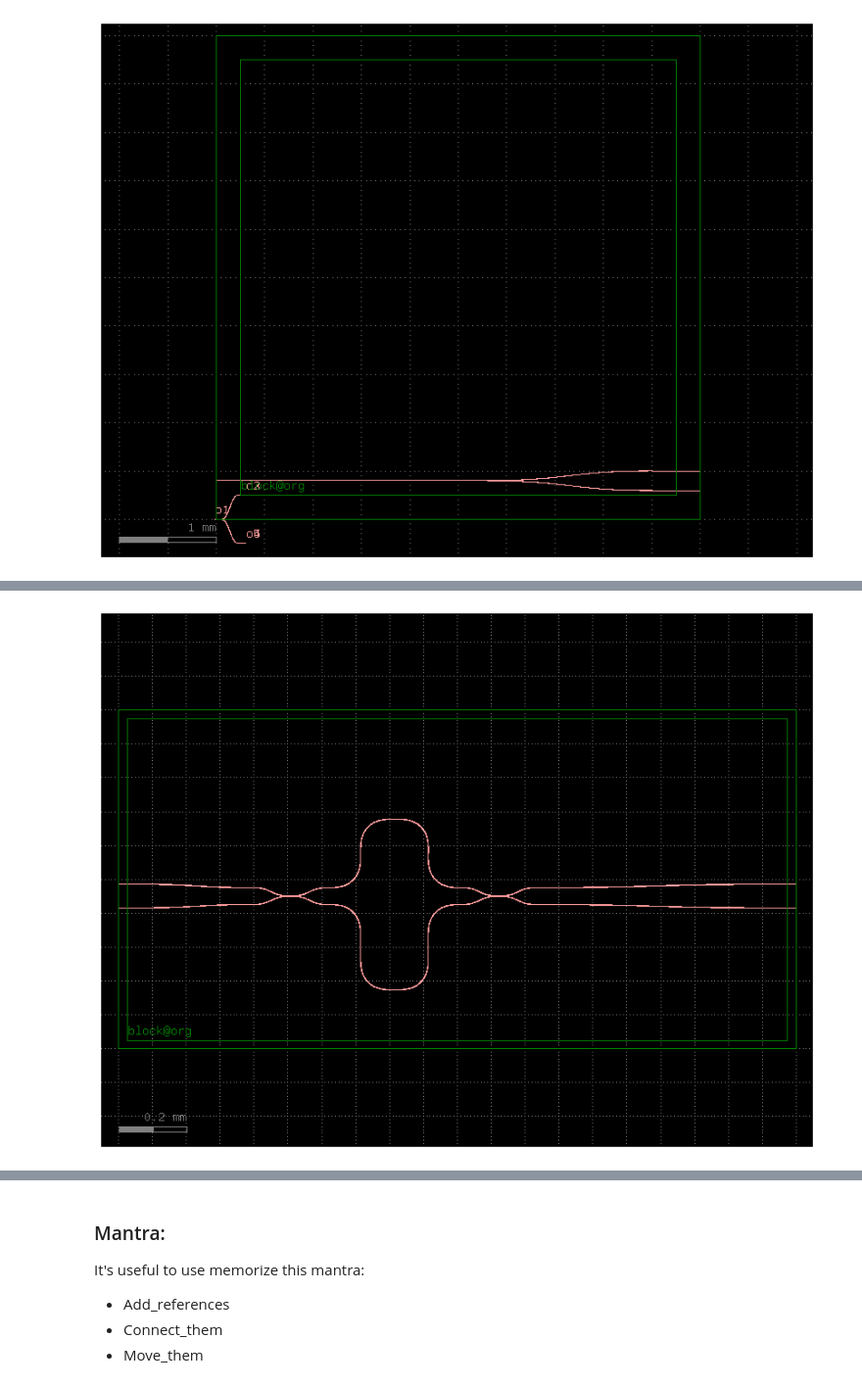
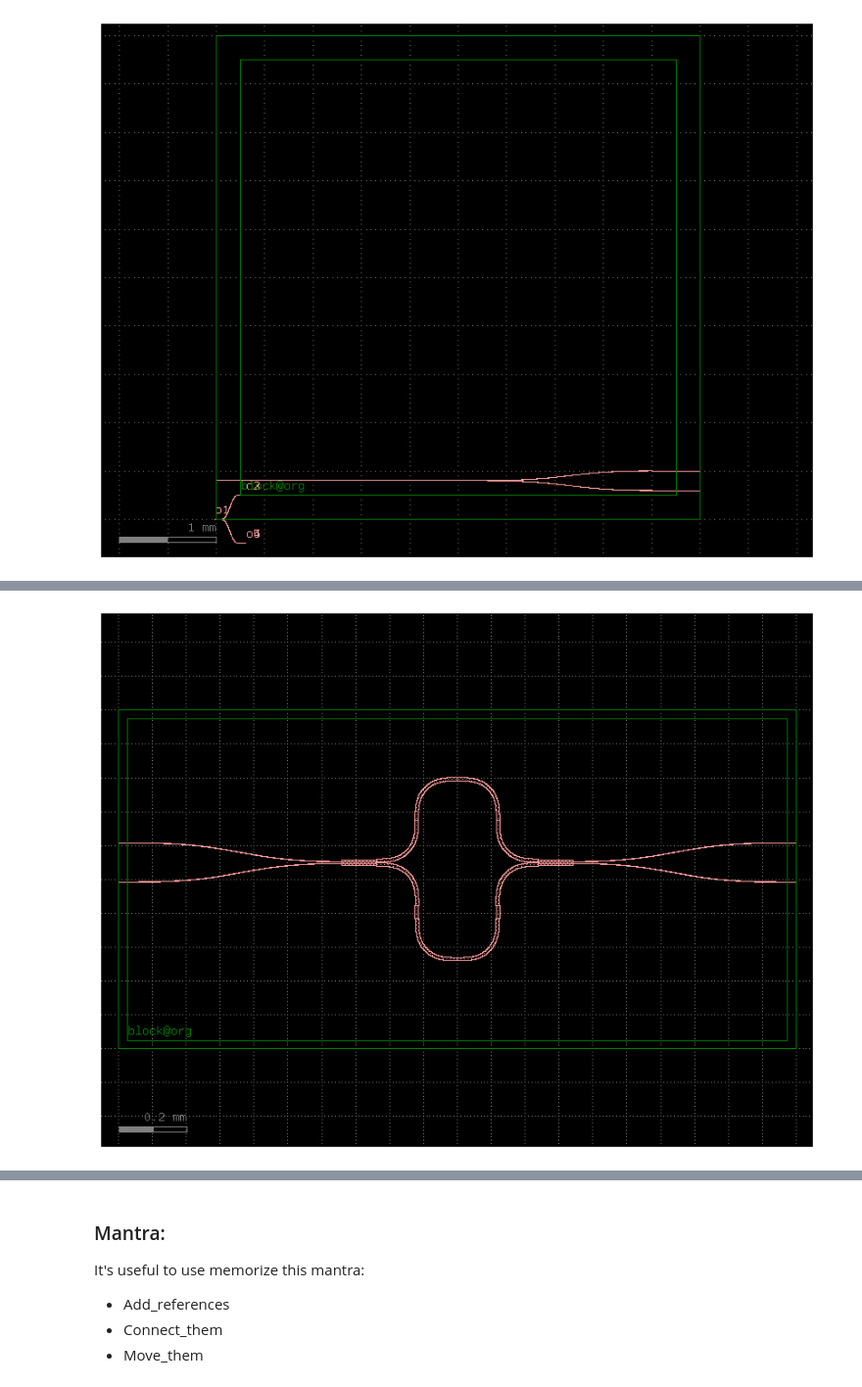
Before and after one commit to jfgimloz/cifoin-lab4, a Jupyter notebook: LAYOUT_Student.ipynb, the cells around one changed output, grey strips where cells are left out. Shown at 98% size. Saved outputs shown, nothing was run; the diff lists cells and outputs as text; code cells hidden in the pictures.

```diff
--- a/LAYOUT_Student.ipynb
+++ b/LAYOUT_Student.ipynb
@@ -440,33 +527,27 @@ main.show()
 # %%
 DC_wafer = gf.Component()
 
-dieW = 1000; dieL = 500; border = 25; xs="strip"
+dieW = 1000
+dieL = 500
+border = 25
+xs = "strip"
 
 die_ref = DC_wafer.add_ref(die(dieW=dieW, dieL=dieL, border=border, layer_box="FLOORPLAN"))
 
-dc_short_ref = DC_wafer.add_ref(DC_cell(length=10.0, gap=0.5)).dmovex(500).dmovey(250)
+cell_ref = DC_wafer.add_ref(DC_cell(length=50.0, gap=0.5, width=20)).dmovex(500).dmovey(250)
 
-# ========================================================
-# PASO 4: Rutado desde el Acoplador hacia los bordes del chip
-# ========================================================
+strin1 = DC_wafer.add_ref(gf.components.straight(length=60, cross_section=xs)).dmovex(0).dmovey(cell_ref['o2'].dy + 60)
+strin2 = DC_wafer.add_ref(gf.components.straight(length=60, cross_section=xs)).dmovex(0).dmovey(cell_ref['o1'].dy - 60)
 
-strin1 = DC_wafer.add_ref(gf.components.straight(length=60, cross_section=xs)).dmovex(0).dmovey(dc_short_ref['o1'].dy + 60)
-strin2 = DC_wafer.add_ref(gf.components.straight(length=60, cross_section=xs)).dmovex(0).dmovey(dc_short_ref['o2'].dy - 60)
+strout1 = DC_wafer.add_ref(gf.components.straight(length=60, cross_section=xs)).drotate(180).dmovex(dieW).dmovey(cell_ref['o3'].dy + 60)
+strout2 = DC_wafer.add_ref(gf.components.straight(length=60, cross_section=xs)).drotate(180).dmovex(dieW).dmovey(cell_ref['o4'].dy - 60)
 
-strout1 = DC_wafer.add_ref(gf.components.straight(length=60, cross_section=xs)).drotate(180).dmovex(dieW).dmovey(dc_short_ref['o4'].dy + 60)
-strout2 = DC_wafer.add_ref(gf.components.straight(length=60, cross_section=xs)).drotate(180).dmovex(dieW).dmovey(dc_short_ref['o3'].dy - 60)
+gf.routing.route_single_sbend(DC_wafer, port1=strin1['o2'], port2=cell_ref['o2'], cross_section=xs)
+gf.routing.route_single_sbend(DC_wafer, port1=strin2['o2'], port2=cell_ref['o1'], cross_section=xs)
 
-# Conexiones de Entrada (Lado Izquierdo)
-gf.routing.route_single_sbend(DC_wafer, port1=strin1['o2'], port2=dc_short_ref['o2'], cross_section='strip')
-gf.routing.route_single_sbend(DC_wafer, port1=strin2['o2'], port2=dc_short_ref['o1'], cross_section='strip')
+gf.routing.route_single_sbend(DC_wafer, port2=cell_ref['o3'], port1=strout1['o2'], cross_section=xs)
+gf.routing.route_single_sbend(DC_wafer, port2=cell_ref['o4'], port1=strout2['o2'], cross_section=xs)
 
-# Conexiones de Salida (Lado Derecho)
-gf.routing.route_single_sbend(DC_wafer, port1=dc_short_ref['o3'], port2=strout1['o2'], cross_section='strip')
-gf.routing.route_single_sbend(DC_wafer, port1=dc_short_ref['o4'], port2=strout2['o2'], cross_section='strip')
-
-# ========================================================
-# PASO 5: Visualización
-# ========================================================
 DC_wafer.plot()
 DC_wafer.show()
 # %% [output]
@@ -508,13 +589,10 @@ MZI_wafer = gf.Component()
 
 dieW = 2000; dieL = 1000; border = 25; xs="strip"
 
-die_ref = MZI_wafer.add_ref(die(dieW=dieW, dieL=dieL, border=border, layer_box="FLOORPLAN")).dmovex(0).dmovey(-200)
+die_ref = MZI_wafer.add_ref(die(dieW=dieW, dieL=dieL, border=border, layer_box="FLOORPLAN")).dmovex(0).dmovey(-300)
 
-cell_ref = MZI_wafer.add_ref(MZI_cell(delta_length=100.0, cross_section="strip")).dmovex(500).dmovey(250)
+cell_ref = MZI_wafer.add_ref(MZI_cell(delta_length=40.0, radius=120.0, gap=0.5, length_dc=100.0, width=10, layer="WG")).dmovex(1000).dmovey(250)
 
-# ========================================================
-# PASO 4: Rutado desde el Acoplador hacia los bordes del chip
-# ========================================================
 
 strin1 = MZI_wafer.add_ref(gf.components.straight(length=60, cross_section=xs)).dmovex(0).dmovey(cell_ref['o1'].dy + 60)
 strin2 = MZI_wafer.add_ref(gf.components.straight(length=60, cross_section=xs)).dmovex(0).dmovey(cell_ref['o2'].dy - 60)
@@ -527,8 +605,8 @@ gf.routing.route_single_sbend(MZI_wafer, port1=strin1['o2'], port2=cell_ref['o2'
 gf.routing.route_single_sbend(MZI_wafer, port1=strin2['o2'], port2=cell_ref['o1'], cross_section='strip')
 
 # Conexiones de Salida (Lado Derecho)
-gf.routing.route_single_sbend(MZI_wafer, port1=cell_ref['o3'], port2=strout1['o2'], cross_section='strip')
-gf.routing.route_single_sbend(MZI_wafer, port1=cell_ref['o4'], port2=strout2['o2'], cross_section='strip')
+gf.routing.route_single_sbend(MZI_wafer, port2=cell_ref['o3'], port1=strout1['o2'], cross_section='strip')
+gf.routing.route_single_sbend(MZI_wafer, port2=cell_ref['o4'], port1=strout2['o2'], cross_section='strip')
 
 # ========================================================
 # PASO 5: Visualización
@@ -540,4 +618,4 @@ MZI_wafer.show()
-[figure, old version]
+[figure, new version]
 # %%
 RING_wafer = gf.Component()
 
```
Also changed, not shown: parts of 42 cells of this notebook.
